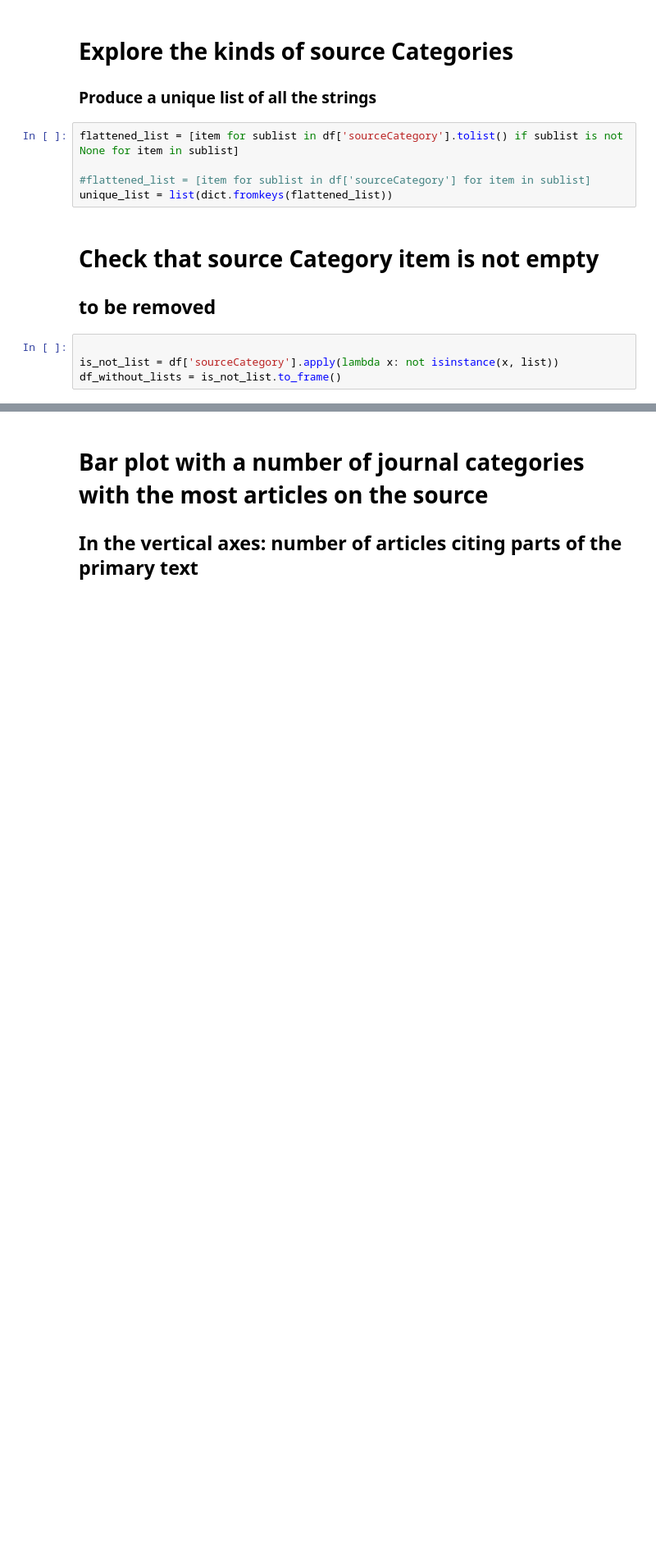
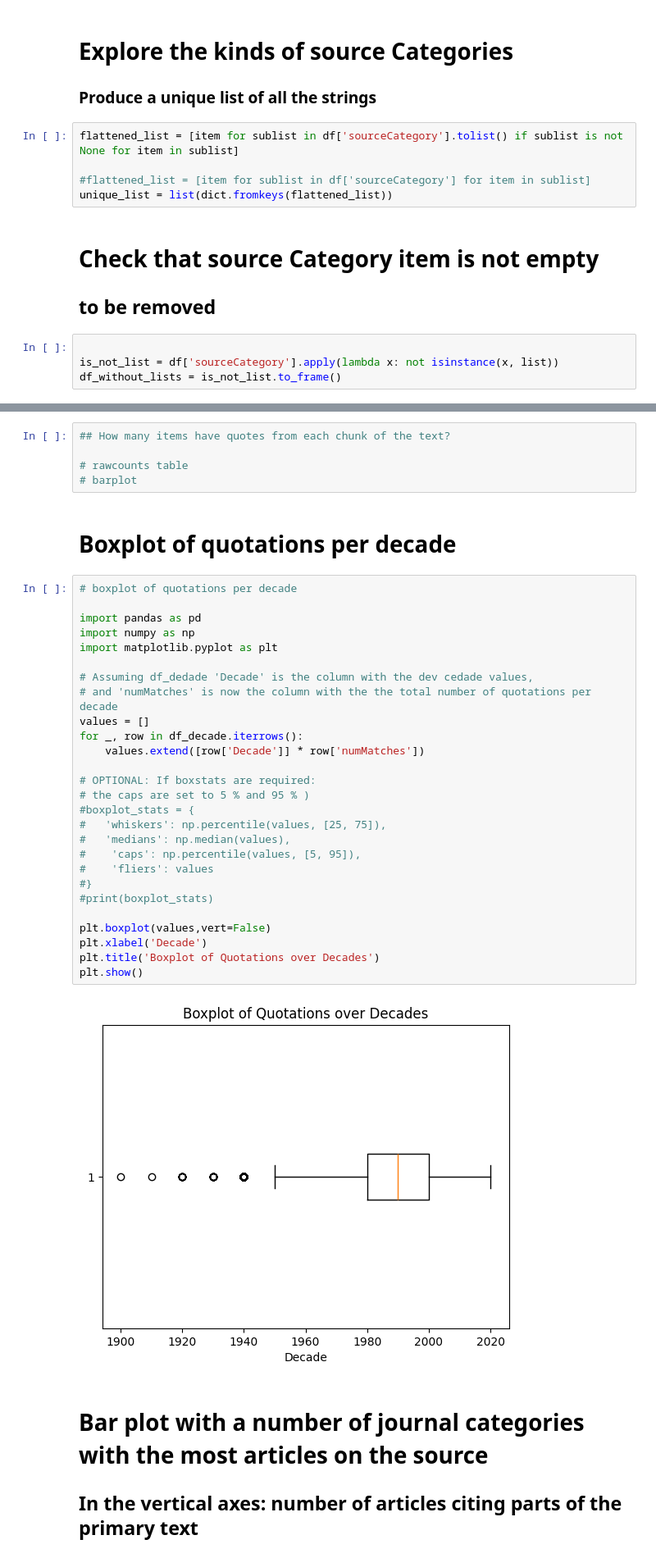
Before and after one commit to milanterlunen/quotation-detection, a Jupyter notebook: 03-analyze-results/generic-results-analysis-paul.ipynb, the cells around one changed output, grey strips where cells are left out. Shown at 82% size. Saved outputs shown, nothing was run; the diff lists cells and outputs as text; blank space fills up the shorter version.

```diff
--- a/03-analyze-results/generic-results-analysis-paul.ipynb
+++ b/03-analyze-results/generic-results-analysis-paul.ipynb
@@ -190,3 +477,39 @@ df_without_lists = is_not_list.to_frame()
+# %%
+## How many items have quotes from each chunk of the text?
+
+# rawcounts table
+# barplot
+# %% [markdown]
+ # Boxplot of quotations per decade
+# %%
+# boxplot of quotations per decade
+
+import pandas as pd
+import numpy as np
+import matplotlib.pyplot as plt
+
+# Assuming df_dedade 'Decade' is the column with the dev cedade values,
+# and 'numMatches' is now the column with the the total number of quotations per decade
+values = []
+for _, row in df_decade.iterrows():
+    values.extend([row['Decade']] * row['numMatches'])
+
+# OPTIONAL: If boxstats are required:
+# the caps are set to 5 % and 95 % )
+#boxplot_stats = {
+#   'whiskers': np.percentile(values, [25, 75]),
+#   'medians': np.median(values),
+#    'caps': np.percentile(values, [5, 95]),
+#    'fliers': values
+#}
+#print(boxplot_stats)
+
+plt.boxplot(values,vert=False)
+plt.xlabel('Decade')
+plt.title('Boxplot of Quotations over Decades')
+plt.show()
+# %% [output]
+[figure, added]
 # %% [markdown]
 # Bar plot with a number of journal categories with the most articles on the source
 
```
Also changed, not shown: parts of 27 cells of this notebook, 3 other files.
